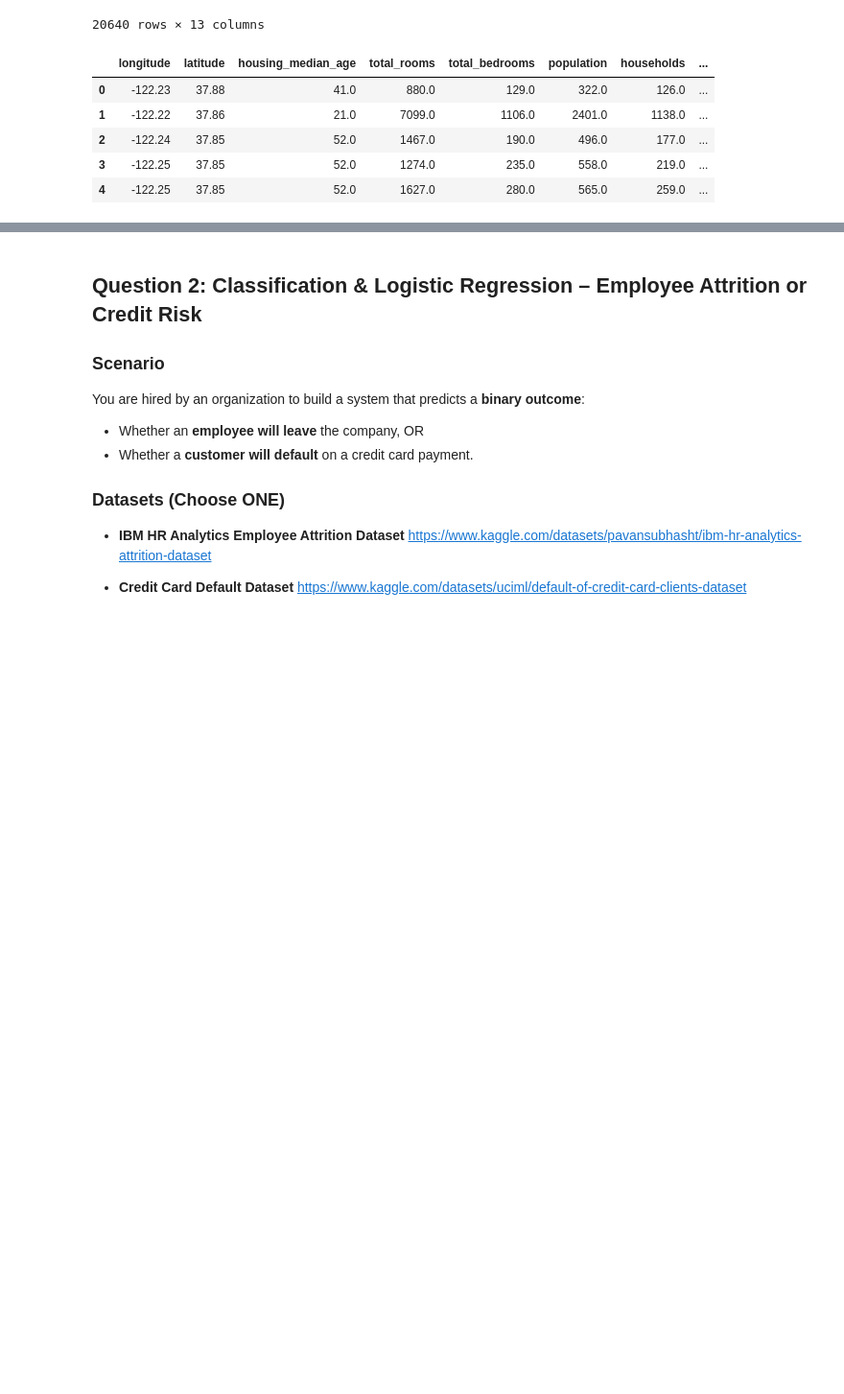
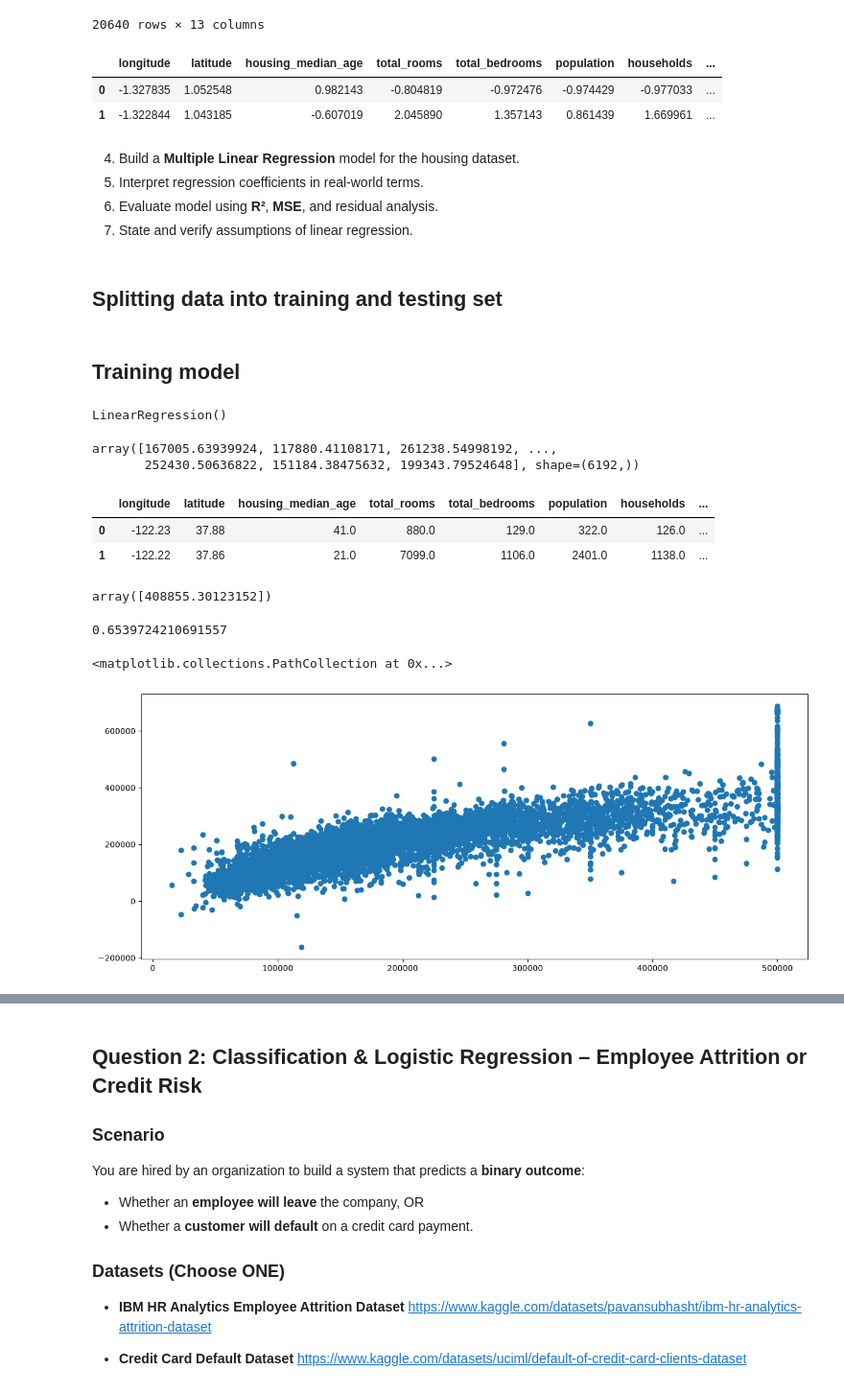
Before and after one commit to abinhyanmikha/Data-Science, a Jupyter notebook: Assignment/Assignment8/Assignment-08_Sep25.ipynb, the cells around one changed output, grey strips where cells are left out. Shown at 96% size. Drawn from its saved outputs; the diff is of its cells as text; code cells hidden in the pictures; blank space fills up the shorter version.

Commit message:
Multiple Linear regression

```diff
--- a/Assignment/Assignment8/Assignment-08_Sep25.ipynb
+++ b/Assignment/Assignment8/Assignment-08_Sep25.ipynb
@@ -402,12 +402,60 @@ scaled_df
 | 20638 | -0.873626 | 1.778237 | -0.845393 | -0.355600 | -0.304827 | -0.604429 | -0.393753 | ... |
 | 20639 | -0.833696 | 1.750146 | -1.004309 | 0.068408 | 0.188757 | -0.033977 | 0.079672 | ... |
 20640 rows × 13 columns
+# %%
+scaled_df.head(2)
+# %% [output]
+|  | longitude | latitude | housing_median_age | total_rooms | total_bedrooms | population | households | ... |
+| 0 | -1.327835 | 1.052548 | 0.982143 | -0.804819 | -0.972476 | -0.974429 | -0.977033 | ... |
+| 1 | -1.322844 | 1.043185 | -0.607019 | 2.045890 | 1.357143 | 0.861439 | 1.669961 | ... |
+# %% [markdown]
+
+4. Build a **Multiple Linear Regression** model for the housing dataset.
+5. Interpret regression coefficients in real-world terms.
+6. Evaluate model using **R²**, **MSE**, and residual analysis.
+7. State and verify assumptions of linear regression.
+# %% [markdown]
+## Splitting data into training and testing set
 # %%
-df.head()
+from sklearn.model_selection import train_test_split
+
+X=scaled_df
+y=df['median_house_value']
+X_train,X_test,y_train,y_test=train_test_split(X,y,test_size=0.3)
-# %% [output]
-|  | longitude | latitude | housing_median_age | total_rooms | total_bedrooms | population | households | ... |
-| 0 | -122.23 | 37.88 | 41.0 | 880.0 | 129.0 | 322.0 | 126.0 | ... |
-| 1 | -122.22 | 37.86 | 21.0 | 7099.0 | 1106.0 | 2401.0 | 1138.0 | ... |
-| 2 | -122.24 | 37.85 | 52.0 | 1467.0 | 190.0 | 496.0 | 177.0 | ... |
-| 3 | -122.25 | 37.85 | 52.0 | 1274.0 | 235.0 | 558.0 | 219.0 | ... |
-| 4 | -122.25 | 37.85 | 52.0 | 1627.0 | 280.0 | 565.0 | 259.0 | ... |
+# %% [markdown]
+## Training model
+# %%
+from sklearn.linear_model import LinearRegression
+linear=LinearRegression()
+linear.fit(X_train,y_train)
+# %% [output]
+LinearRegression()
+# %%
+#predict test result
+y_predict=linear.predict(X_test)
+y_predict
+# %% [output]
+array([167005.63939924, 117880.41108171, 261238.54998192, ...,
+       252430.50636822, 151184.38475632, 199343.79524648], shape=(6192,))
+# %%
+df.head(2)
+# %% [output]
+|  | longitude | latitude | housing_median_age | total_rooms | total_bedrooms | population | households | ... |
+| 0 | -122.23 | 37.88 | 41.0 | 880.0 | 129.0 | 322.0 | 126.0 | ... |
+| 1 | -122.22 | 37.86 | 21.0 | 7099.0 | 1106.0 | 2401.0 | 1138.0 | ... |
+# %%
+linear.predict([[	-1.327835,	1.052548,	0.982143	,-0.804819	,-0.972476	,-0.974429	,-0.977033,	2.344766,	0	,0	,0	,1,	0]])
+# %% [output]
+array([408855.30123152])
+# %%
+#evaluate the model
+from sklearn.metrics import r2_score
+r2_score(y_test,y_predict)
+# %% [output]
+0.6539724210691557
+# %%
+plt.figure(figsize=(15,6))
+plt.scatter(y_test,y_predict)
+# %% [output]
+<matplotlib.collections.PathCollection at 0x...>
+[figure, added]
```
Also changed, not shown: parts of 1 cell of this notebook, 1 other file.
